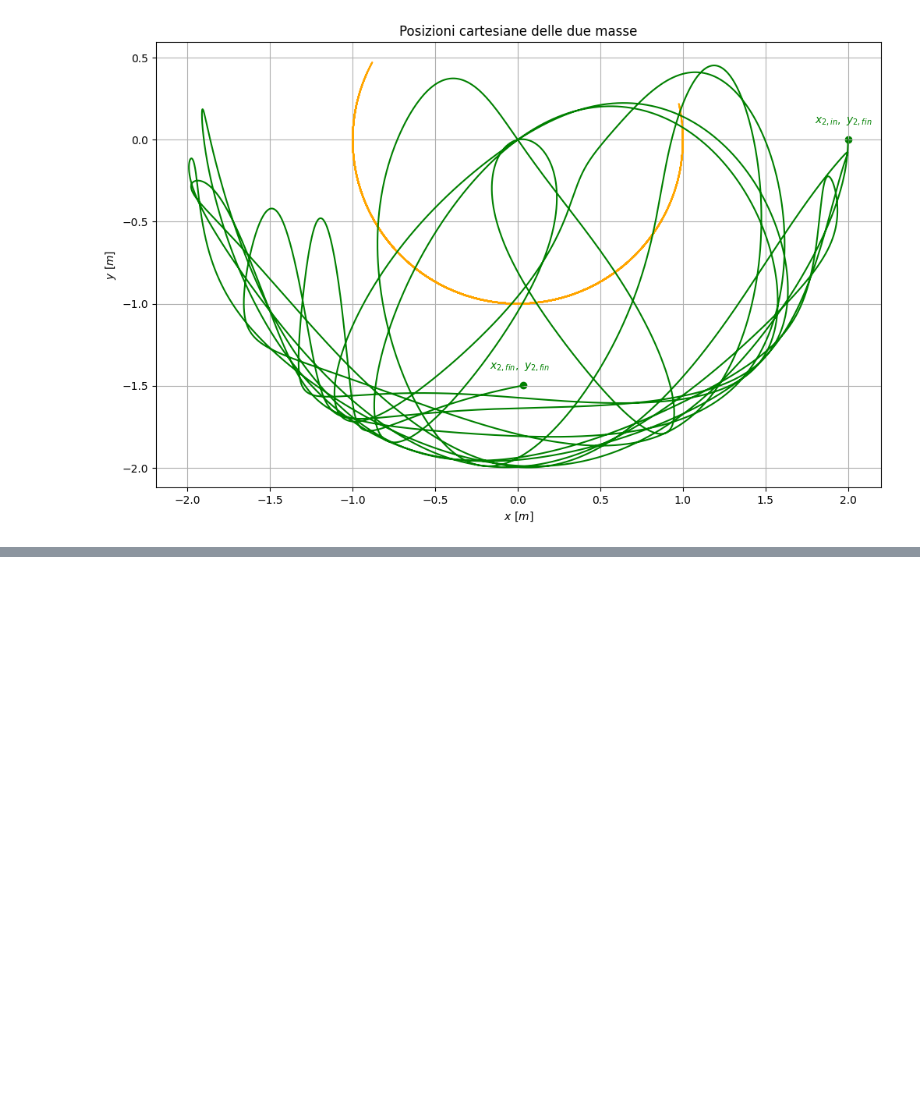
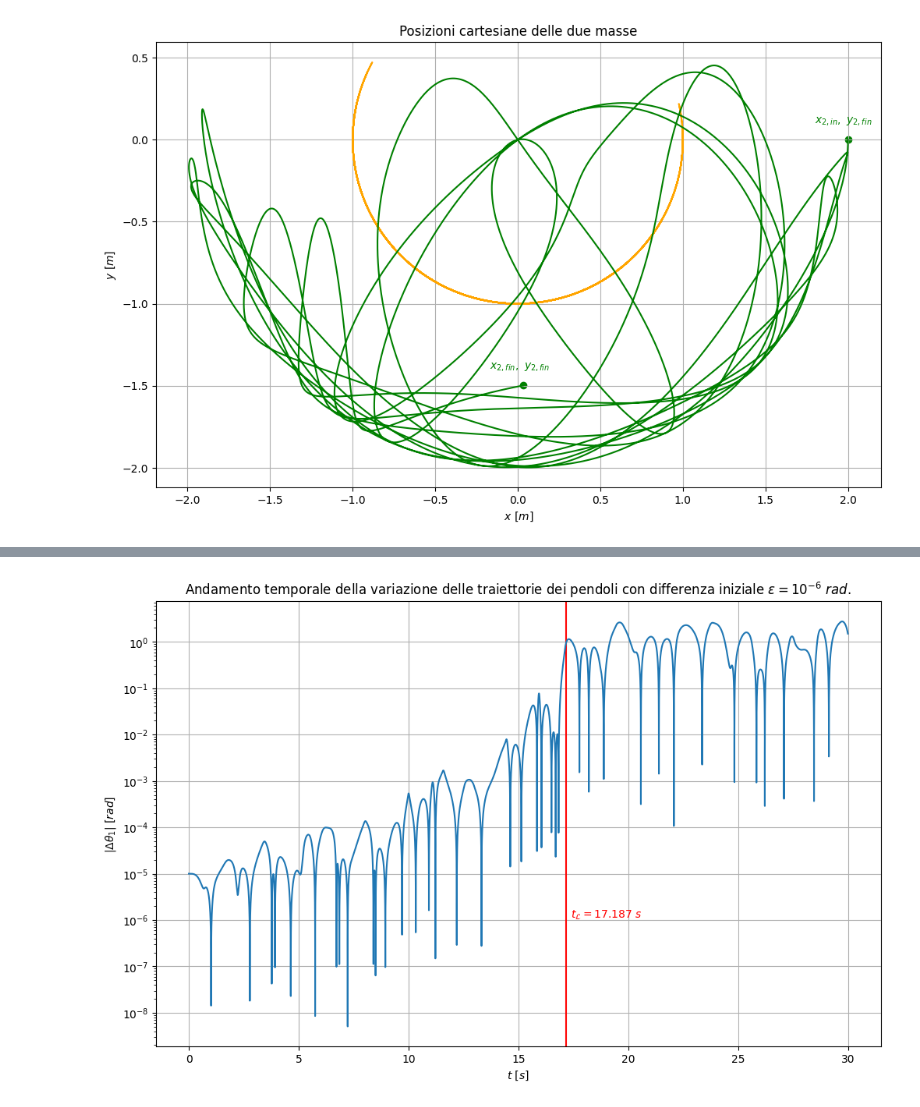
Before and after one commit to nicola-lamaddalena/computational_physics_course, a Jupyter notebook: ode/doppio_pendolo/doppio_pendolo.ipynb, the cells around one changed output, grey strips where cells are left out. Saved outputs shown, nothing was run; the diff lists cells and outputs as text; code cells hidden in the pictures; blank space fills up the shorter version.

```diff
--- a/ode/doppio_pendolo/doppio_pendolo.ipynb
+++ b/ode/doppio_pendolo/doppio_pendolo.ipynb
@@ -154,0 +154,14 @@ Animation size has reached 20983308 bytes, exceeding the limit of 20971520.0. If
+# %%
+dtheta = np.abs(p1a-p1b)
+t_ljapunov = np.argmax(dtheta>1)
+plt.axvline(times[t_ljapunov], color="red")
+plt.text(times[t_ljapunov]+0.2, 10e-8+10e-7, s=rf"$t_{{\mathcal{{L}}}}={times[t_ljapunov]}\ s$", color="red")
+plt.plot(times, dtheta)
+plt.xlabel(r"$t\ [s]$")
+plt.yscale("log")
+plt.ylabel(r"$|\Delta\theta_1|\ [rad]$")
+plt.title(r"Andamento temporale della variazione delle traiettorie dei pendoli con differenza iniziale $\varepsilon=10^{-6}\ rad$.")
+plt.grid()
+plt.show()
+# %% [output]
+[figure, added]
```
Also changed, not shown: parts of 7 cells of this notebook, 1 other file.
